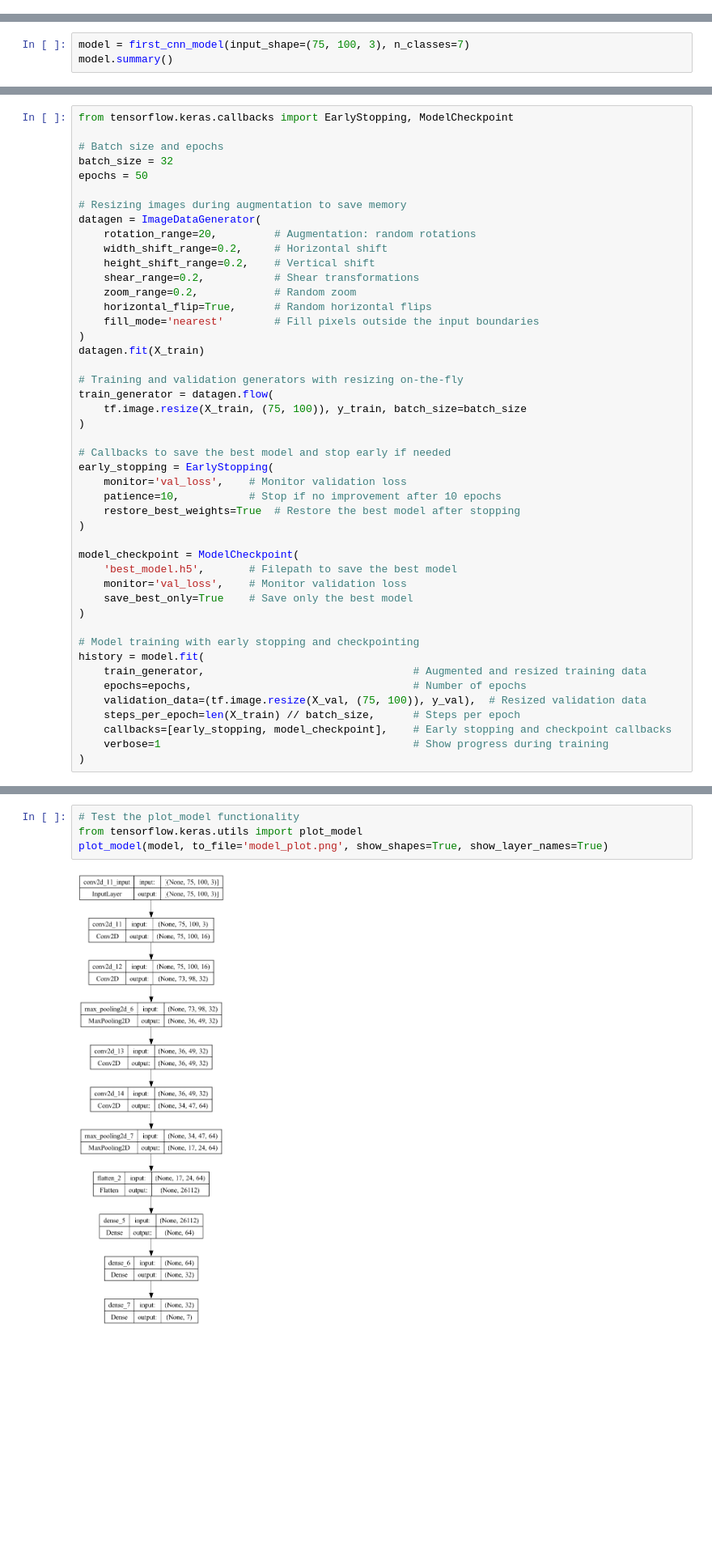
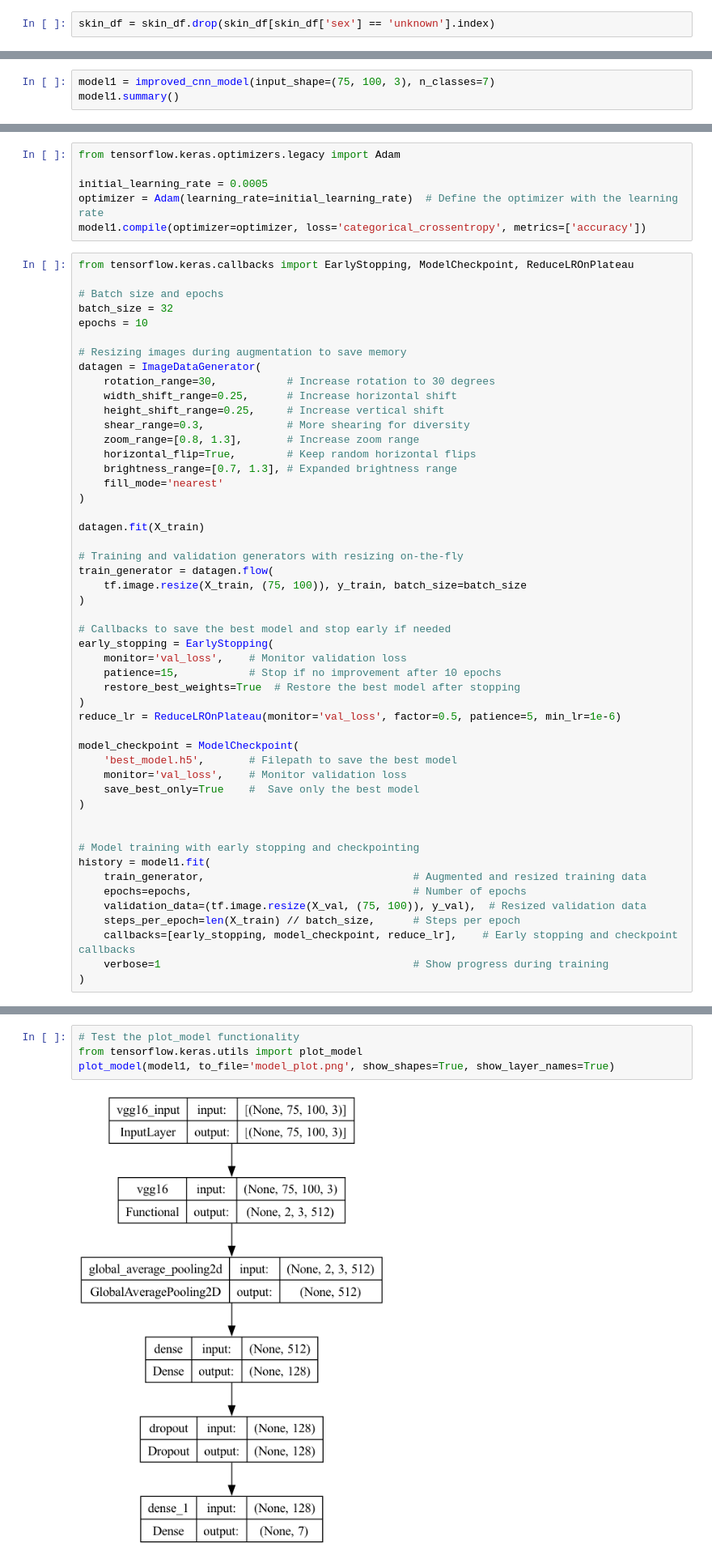
Before and after one commit to liteshperumalla/Skin-Cancer-prediction-using-machine-learning, a Jupyter notebook: Skin_cancer_project.ipynb, the cells around one changed output, grey strips where cells are left out. Shown at 81% size. Saved outputs shown, nothing was run; the diff lists cells and outputs as text; blank space fills up the shorter version.

```diff
--- a/Skin_cancer_project.ipynb
+++ b/Skin_cancer_project.ipynb
@@ -129,6 +124,8 @@ plt.title('Age Distribution')
 # %% [output]
 Text(0.5, 1.0, 'Age Distribution')
 [figure]
+# %%
+skin_df = skin_df.drop(skin_df[skin_df['sex'] == 'unknown'].index)
 # %%
 skin_df['sex'].value_counts().plot(kind='bar', color=colors)
 plt.xlabel('Gender')
@@ -367,4 +461,4 @@ def first_cnn_model(input_shape=(75, 100, 3), n_classes=7):
 # %%
-model = first_cnn_model(input_shape=(75, 100, 3), n_classes=7)
-model.summary()
+model1 = improved_cnn_model(input_shape=(75, 100, 3), n_classes=7)
+model1.summary()
 # %% [output]
@@ -390,20 +485,28 @@ model.compile(optimizer='adam', loss='categorical_crossentropy', metrics=['accur
+# %%
+from tensorflow.keras.optimizers.legacy import Adam
+
+initial_learning_rate = 0.0005
+optimizer = Adam(learning_rate=initial_learning_rate)  # Define the optimizer with the learning rate
+model1.compile(optimizer=optimizer, loss='categorical_crossentropy', metrics=['accuracy'])
 # %%
-from tensorflow.keras.callbacks import EarlyStopping, ModelCheckpoint
+from tensorflow.keras.callbacks import EarlyStopping, ModelCheckpoint, ReduceLROnPlateau
 
 # Batch size and epochs
 batch_size = 32
-epochs = 50
+epochs = 10
 
 # Resizing images during augmentation to save memory
 datagen = ImageDataGenerator(
-    rotation_range=20,         # Augmentation: random rotations
-    width_shift_range=0.2,     # Horizontal shift
-    height_shift_range=0.2,    # Vertical shift
-    shear_range=0.2,           # Shear transformations
-    zoom_range=0.2,            # Random zoom
-    horizontal_flip=True,      # Random horizontal flips
-    fill_mode='nearest'        # Fill pixels outside the input boundaries
+    rotation_range=30,           # Increase rotation to 30 degrees
+    width_shift_range=0.25,      # Increase horizontal shift
+    height_shift_range=0.25,     # Increase vertical shift
+    shear_range=0.3,             # More shearing for diversity
+    zoom_range=[0.8, 1.3],       # Increase zoom range
+    horizontal_flip=True,        # Keep random horizontal flips
+    brightness_range=[0.7, 1.3], # Expanded brightness range
+    fill_mode='nearest'
 )
+
 datagen.fit(X_train)
 
 # Training and validation generators with resizing on-the-fly
@@ -414,23 +517,25 @@ train_generator = datagen.flow(
 # Callbacks to save the best model and stop early if needed
 early_stopping = EarlyStopping(
     monitor='val_loss',    # Monitor validation loss
-    patience=10,           # Stop if no improvement after 10 epochs
+    patience=15,           # Stop if no improvement after 10 epochs
     restore_best_weights=True  # Restore the best model after stopping
 )
+reduce_lr = ReduceLROnPlateau(monitor='val_loss', factor=0.5, patience=5, min_lr=1e-6)
 
 model_checkpoint = ModelCheckpoint(
     'best_model.h5',       # Filepath to save the best model
     monitor='val_loss',    # Monitor validation loss
-    save_best_only=True    # Save only the best model
+    save_best_only=True    #  Save only the best model
 )
 
+
 # Model training with early stopping and checkpointing
-history = model.fit(
+history = model1.fit(
     train_generator,                                 # Augmented and resized training data
     epochs=epochs,                                   # Number of epochs
     validation_data=(tf.image.resize(X_val, (75, 100)), y_val),  # Resized validation data
     steps_per_epoch=len(X_train) // batch_size,      # Steps per epoch
-    callbacks=[early_stopping, model_checkpoint],    # Early stopping and checkpoint callbacks
+    callbacks=[early_stopping, model_checkpoint, reduce_lr],    # Early stopping and checkpoint callbacks
     verbose=1                                        # Show progress during training
 )
 # %% [output]
@@ -466,7 +571,7 @@ Note: you may need to restart the kernel to use updated packages.
 # %%
 # Test the plot_model functionality
 from tensorflow.keras.utils import plot_model
-plot_model(model, to_file='model_plot.png', show_shapes=True, show_layer_names=True)
+plot_model(model1, to_file='model_plot.png', show_shapes=True, show_layer_names=True)
 # %% [output]
-[figure, old version]
+[figure, new version]
 # %%
```
Also changed, not shown: parts of 34 cells of this notebook.
